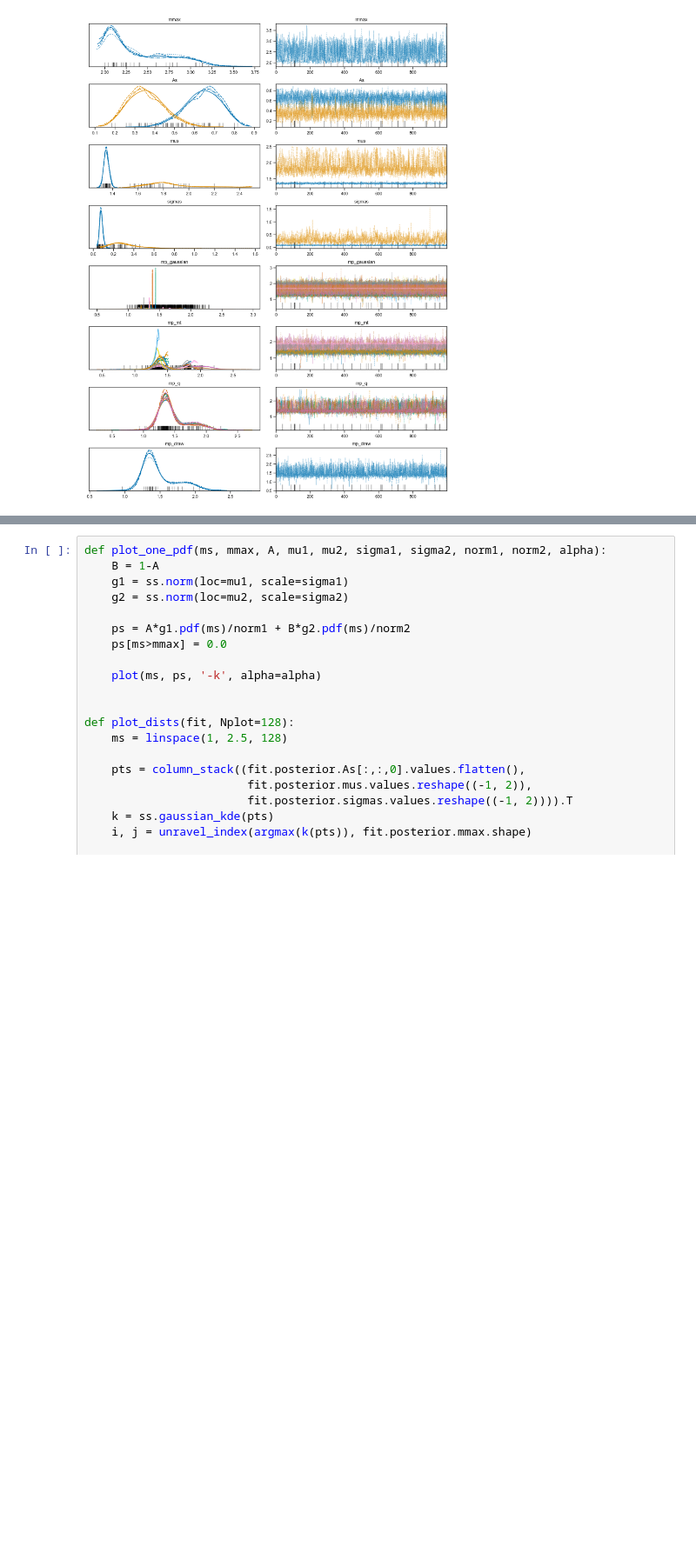
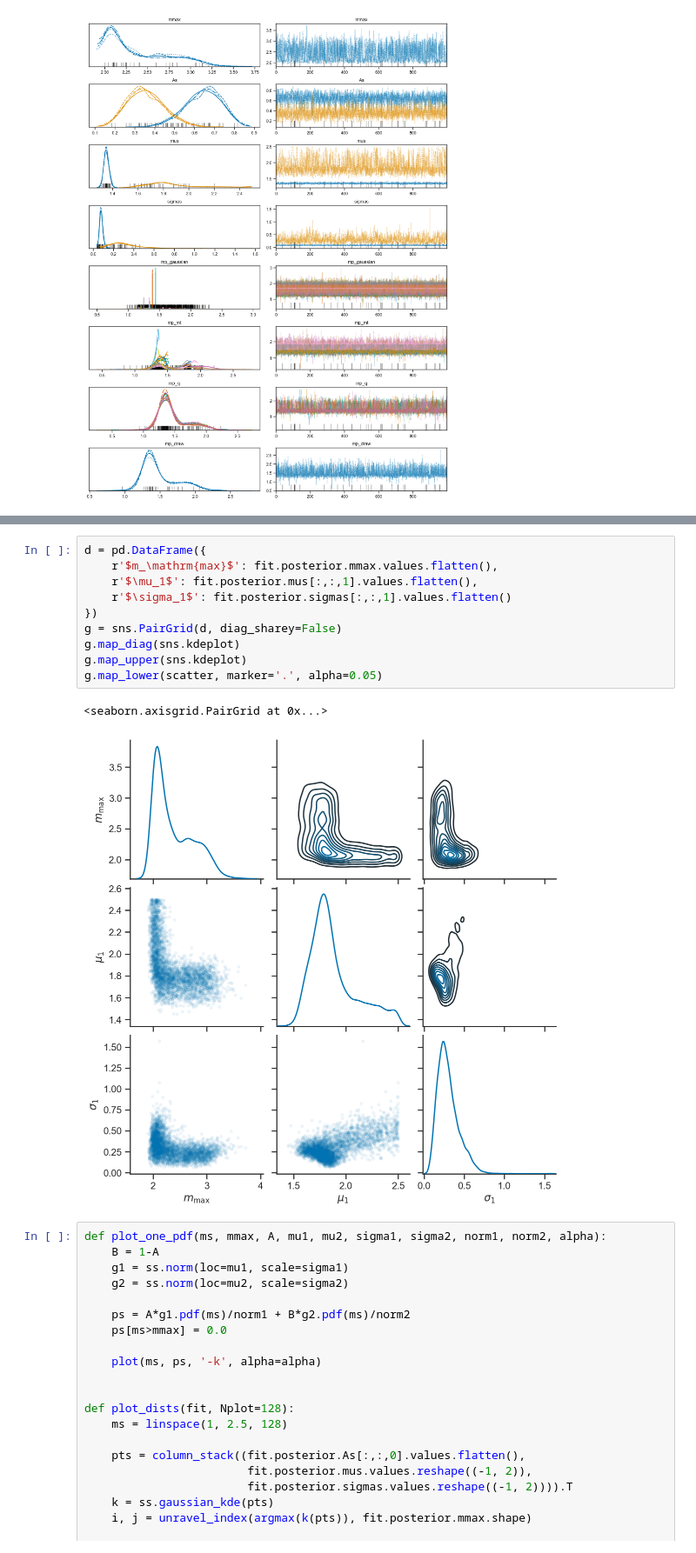
Before and after one commit to farr/AlsingNSMassReplication, a Jupyter notebook: AlsingReconstruction.ipynb, the cells around one changed output, grey strips where cells are left out. Shown at 87% size. Cells and saved outputs as stored; diff of their text form; blank space fills up the shorter version.

```diff
--- a/AlsingReconstruction.ipynb
+++ b/AlsingReconstruction.ipynb
@@ -154,3 +165,16 @@ array([[<matplotlib.axes._subplots.AxesSubplot object at 0x...>,
+# %%
+d = pd.DataFrame({
+    r'$m_\mathrm{max}$': fit.posterior.mmax.values.flatten(),
+    r'$\mu_1$': fit.posterior.mus[:,:,1].values.flatten(),
+    r'$\sigma_1$': fit.posterior.sigmas[:,:,1].values.flatten()
+})
+g = sns.PairGrid(d, diag_sharey=False)
+g.map_diag(sns.kdeplot)
+g.map_upper(sns.kdeplot)
+g.map_lower(scatter, marker='.', alpha=0.05)
+# %% [output]
+<seaborn.axisgrid.PairGrid at 0x...>
+[figure, added]
 # %%
 def plot_one_pdf(ms, mmax, A, mu1, mu2, sigma1, sigma2, norm1, norm2, alpha):
     B = 1-A
```
Also changed, not shown: parts of 11 cells of this notebook.
